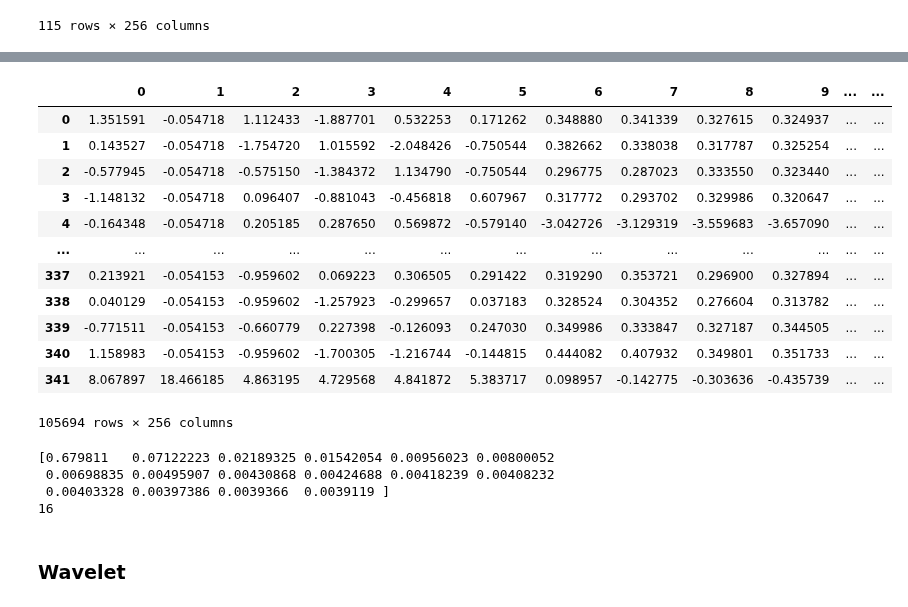
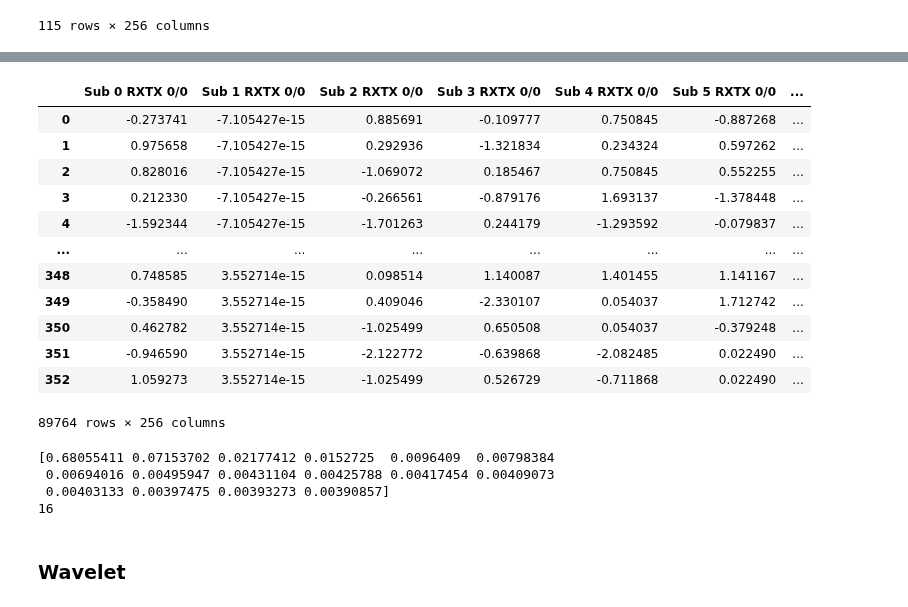
Before and after one commit to srk-practicum/2022-knu-wmi, a Jupyter notebook: all_in_one_ipynb/Samsung (8).ipynb, the cells around one changed output, grey strips where cells are left out. Cells and saved outputs as stored; diff of their text form; code cells hidden in the pictures.

```diff
--- a/all_in_one_ipynb/Samsung (8).ipynb
+++ b/all_in_one_ipynb/Samsung (8).ipynb
@@ -171,3 +168,20 @@ train_csv_dataframe_list = csv_dataframe_list[5:]
+# %%
+files = ['brushteeth_', 'cook_', 'drink_', 'getintobed_', 'nothing_', 'sitdown_chair_', 'sitdown_sofa_', 'sleeping_', 'standup_chair_', 'standup_sofa_', 'walk_', 'washingdishes_']
+test_csv_dataframe_list = []
+train_csv_dataframe_list = []
+for file in files:
+    for i in range(25):
+        df = pd.read_csv(fr'csi_data_csv/{file} ({i+1}).csv')
+        df.replace([np.inf, -np.inf], np.nan, inplace=True)
+        df.replace(np.nan, df.mean().mean(), inplace=True)
+        train_csv_dataframe_list.append(df)
+        df.to_csv(fr'csi_data_train_csv/{file} ({i+1}).csv', index=False)
+    for i in range(25, 30):
+        df = pd.read_csv(fr'csi_data_csv/{file} ({i+1}).csv')
+        df.replace([np.inf, -np.inf], np.nan, inplace=True)
+        df.replace(np.nan, df.mean().mean(), inplace=True)
+        test_csv_dataframe_list.append(df)
+        df.to_csv(fr'csi_data_test_csv/{file} ({i+1}).csv', index=False)
 # %%
 train_csv_dataframe_list_scaled = []
 scaler = StandardScaler()
@@ -193,29 +207,29 @@ train_csv_dataframe_list_scaled[4]
 # %%
-df_pca_all = pd.concat(train_csv_dataframe_list_scaled)
-df_pca_all
+df_train_all = pd.concat(train_csv_dataframe_list_scaled)
+df_train_all
 # %% [output]
-|  | 0 | 1 | 2 | 3 | 4 | 5 | 6 | 7 | 8 | 9 | ... | ... |
-| 0 | 1.351591 | -0.054718 | 1.112433 | -1.887701 | 0.532253 | 0.171262 | 0.348880 | 0.341339 | 0.327615 | 0.324937 | ... | ... |
-| 1 | 0.143527 | -0.054718 | -1.754720 | 1.015592 | -2.048426 | -0.750544 | 0.382662 | 0.338038 | 0.317787 | 0.325254 | ... | ... |
-| 2 | -0.577945 | -0.054718 | -0.575150 | -1.384372 | 1.134790 | -0.750544 | 0.296775 | 0.287023 | 0.333550 | 0.323440 | ... | ... |
-| 3 | -1.148132 | -0.054718 | 0.096407 | -0.881043 | -0.456818 | 0.607967 | 0.317772 | 0.293702 | 0.329986 | 0.320647 | ... | ... |
-| 4 | -0.164348 | -0.054718 | 0.205185 | 0.287650 | 0.569872 | -0.579140 | -3.042726 | -3.129319 | -3.559683 | -3.657090 | ... | ... |
-| ... | ... | ... | ... | ... | ... | ... | ... | ... | ... | ... | ... | ... |
-| 337 | 0.213921 | -0.054153 | -0.959602 | 0.069223 | 0.306505 | 0.291422 | 0.319290 | 0.353721 | 0.296900 | 0.327894 | ... | ... |
-| 338 | 0.040129 | -0.054153 | -0.959602 | -1.257923 | -0.299657 | 0.037183 | 0.328524 | 0.304352 | 0.276604 | 0.313782 | ... | ... |
-| 339 | -0.771511 | -0.054153 | -0.660779 | 0.227398 | -0.126093 | 0.247030 | 0.349986 | 0.333847 | 0.327187 | 0.344505 | ... | ... |
-| 340 | 1.158983 | -0.054153 | -0.959602 | -1.700305 | -1.216744 | -0.144815 | 0.444082 | 0.407932 | 0.349801 | 0.351733 | ... | ... |
-| 341 | 8.067897 | 18.466185 | 4.863195 | 4.729568 | 4.841872 | 5.383717 | 0.098957 | -0.142775 | -0.303636 | -0.435739 | ... | ... |
+|  | Sub 0 RXTX 0/0 | Sub 1 RXTX 0/0 | Sub 2 RXTX 0/0 | Sub 3 RXTX 0/0 | Sub 4 RXTX 0/0 | Sub 5 RXTX 0/0 | ... |
+| 0 | -0.273741 | -7.105427e-15 | 0.885691 | -0.109777 | 0.750845 | -0.887268 | ... |
+| 1 | 0.975658 | -7.105427e-15 | 0.292936 | -1.321834 | 0.234324 | 0.597262 | ... |
+| 2 | 0.828016 | -7.105427e-15 | -1.069072 | 0.185467 | 0.750845 | 0.552255 | ... |
+| 3 | 0.212330 | -7.105427e-15 | -0.266561 | -0.879176 | 1.693137 | -1.378448 | ... |
+| 4 | -1.592344 | -7.105427e-15 | -1.701263 | 0.244179 | -1.293592 | -0.079837 | ... |
+| ... | ... | ... | ... | ... | ... | ... | ... |
+| 348 | 0.748585 | 3.552714e-15 | 0.098514 | 1.140087 | 1.401455 | 1.141167 | ... |
+| 349 | -0.358490 | 3.552714e-15 | 0.409046 | -2.330107 | 0.054037 | 1.712742 | ... |
+| 350 | 0.462782 | 3.552714e-15 | -1.025499 | 0.650508 | 0.054037 | -0.379248 | ... |
+| 351 | -0.946590 | 3.552714e-15 | -2.122772 | -0.639868 | -2.082485 | 0.022490 | ... |
+| 352 | 1.059273 | 3.552714e-15 | -1.025499 | 0.526729 | -0.711868 | 0.022490 | ... |
-105694 rows × 256 columns
+89764 rows × 256 columns
 # %%
 pca = PCA(0.85)
-pca.fit(df_pca_all)
+pca.fit(df_train_all)
 print(pca.explained_variance_ratio_)
 print(len(pca.explained_variance_ratio_))
 # %% [output]
-[0.679811   0.07122223 0.02189325 0.01542054 0.00956023 0.00800052
- 0.00698835 0.00495907 0.00430868 0.00424688 0.00418239 0.00408232
- 0.00403328 0.00397386 0.0039366  0.0039119 ]
+[0.68055411 0.07153702 0.02177412 0.0152725  0.0096409  0.00798384
+ 0.00694016 0.00495947 0.00431104 0.00425788 0.00417454 0.00409073
+ 0.00403133 0.00397475 0.00393273 0.00390857]
 16
 # %%
 j=0
```
Also changed, not shown: parts of 5 cells of this notebook.
